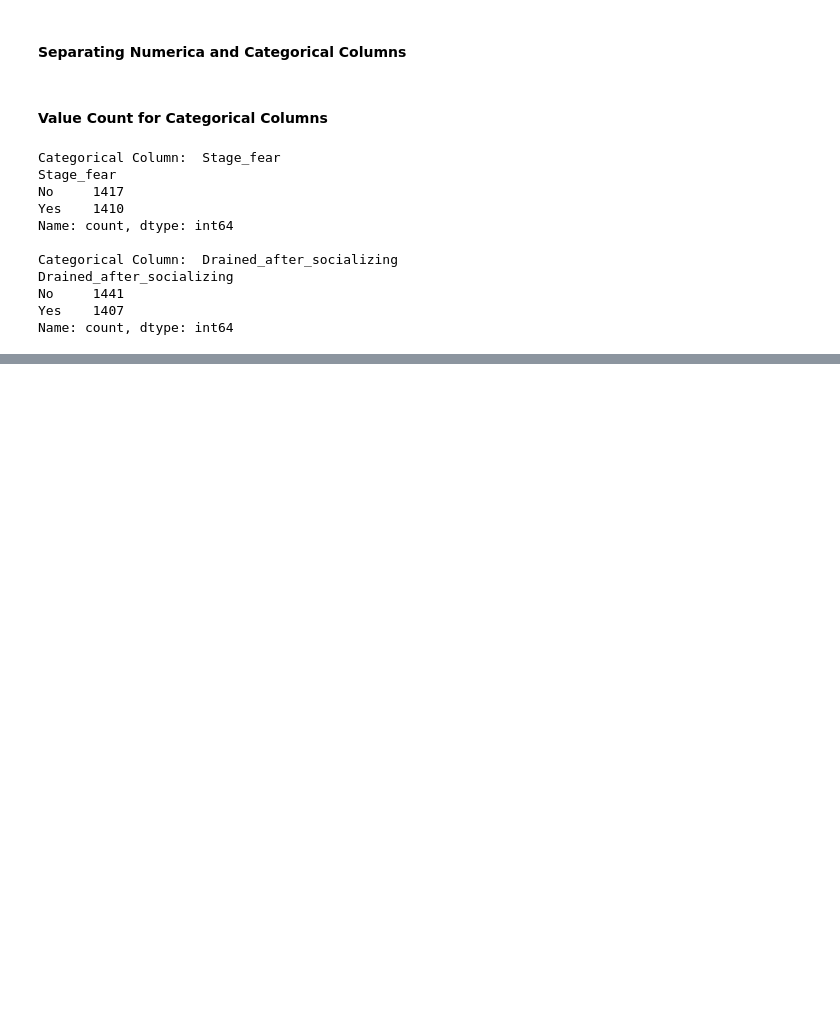
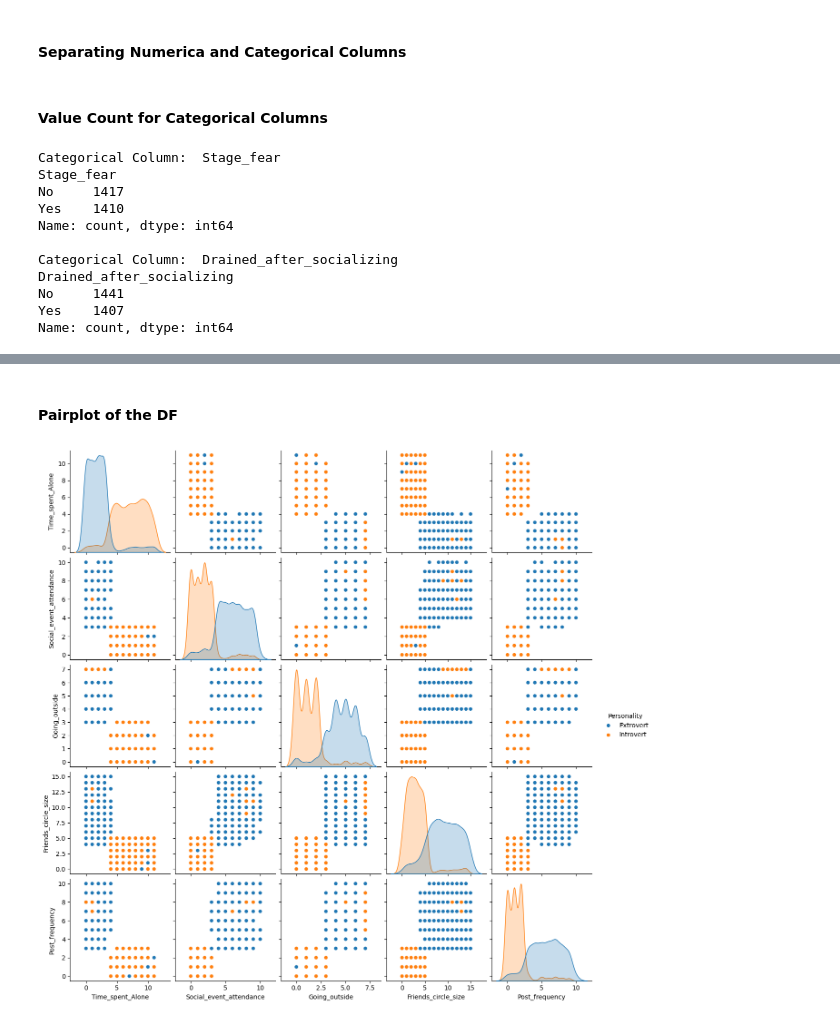
Before and after one commit to HasnainB47/Extrovert-vs-Introvert-EDA, a Jupyter notebook: sample.ipynb, the cells around one changed output, grey strips where cells are left out. Drawn from its saved outputs; the diff is of its cells as text; code cells hidden in the pictures; blank space fills up the shorter version.

```diff
--- a/sample.ipynb
+++ b/sample.ipynb
@@ -96,0 +105,7 @@ Name: count, dtype: int64
+# %% [markdown]
+#### Pairplot of the DF
+# %%
+sns.pairplot(df, hue="Personality")
+plt.show()
+# %% [output]
+[figure, added]
```
Also changed, not shown: parts of 6 cells of this notebook.
